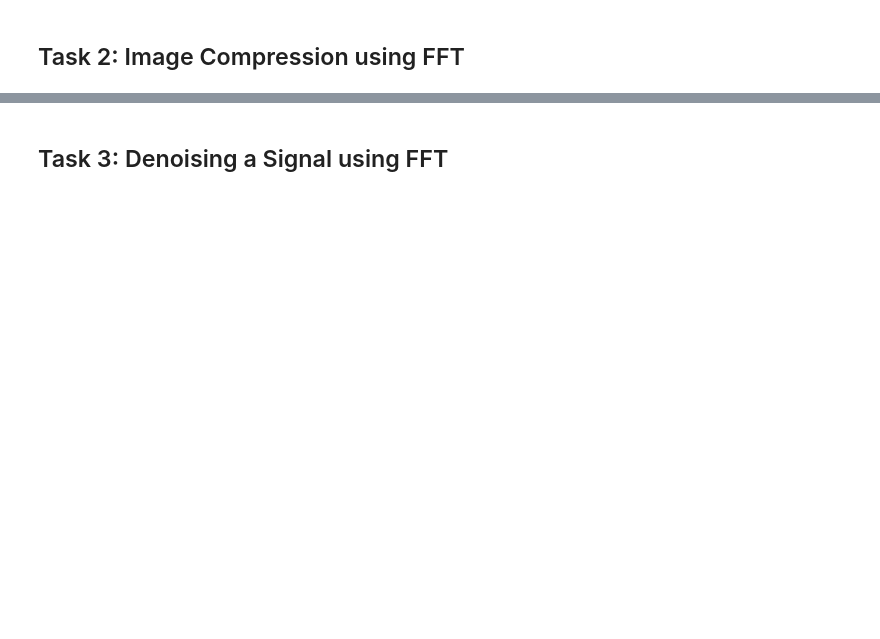
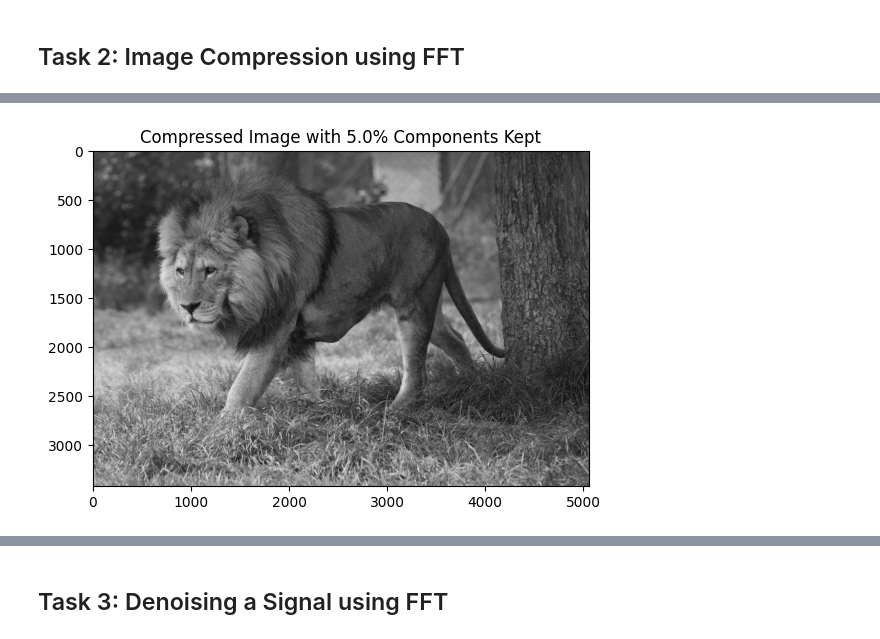
Before and after one commit to wmhst7/TECHIN513, a Jupyter notebook: lab 3.ipynb, the cells around one changed output, grey strips where cells are left out. Cells and saved outputs as stored; diff of their text form; code cells hidden in the pictures; blank space fills up the shorter version.

```diff
--- a/lab 3.ipynb
+++ b/lab 3.ipynb
@@ -142,0 +159,4 @@ def compress_img(img_fft, ratio):
+# %%
+compress_img(img_fft, 0.05)
+# %% [output]
+[figure, added]
```
Also changed, not shown: parts of 18 cells of this notebook, 1 other file.
